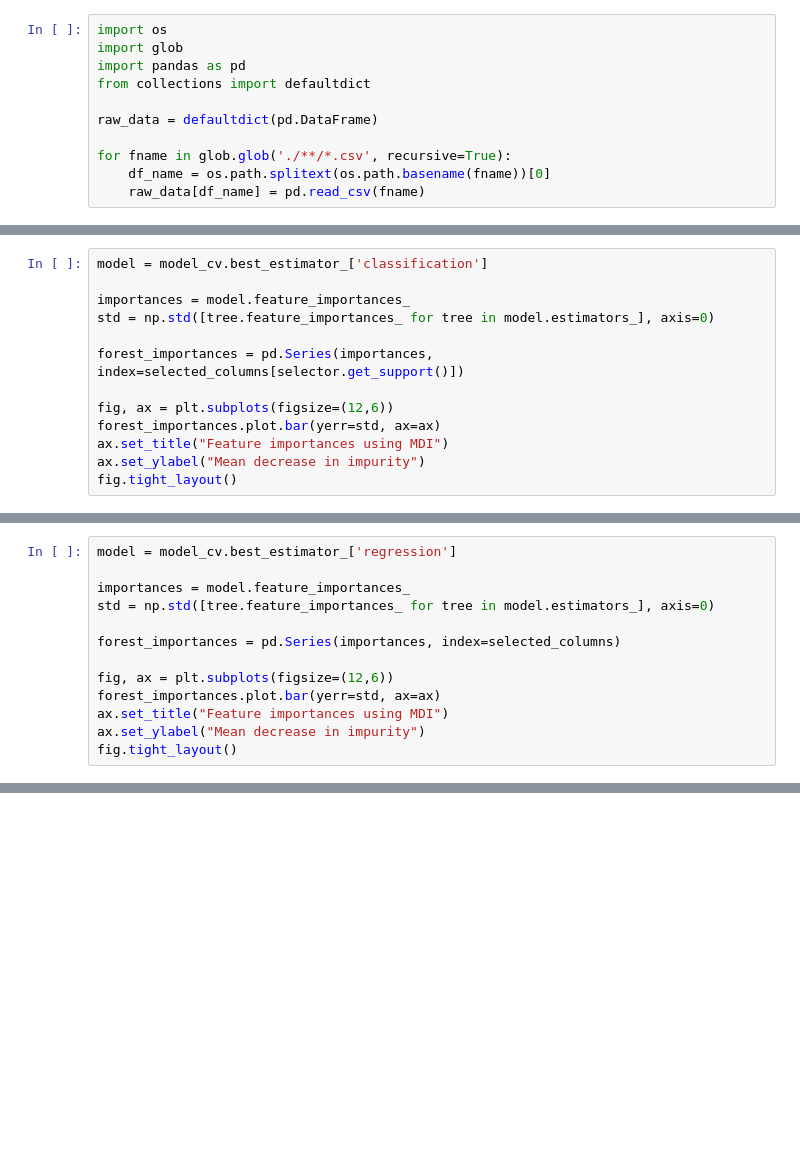
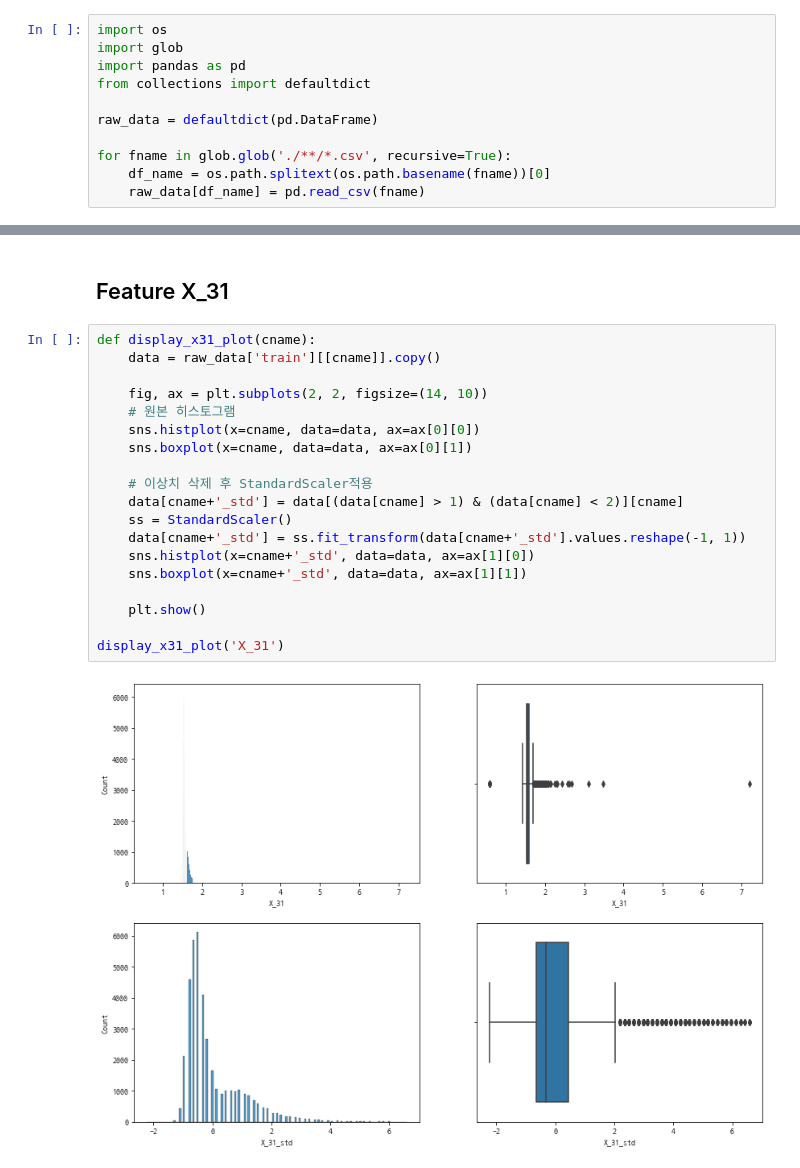
Before and after one commit to zbooster/Antenna-Performance-Prediction, a Jupyter notebook: FeatureSelection_2.ipynb, the cells around one changed output, grey strips where cells are left out. Saved outputs shown, nothing was run; the diff lists cells and outputs as text; blank space fills up the shorter version.

```diff
--- a/FeatureSelection_2.ipynb
+++ b/FeatureSelection_2.ipynb
@@ -151,13 +36,0 @@ Index(['X_03', 'X_05', 'X_07', 'X_08', 'X_09', 'X_19', 'X_21', 'X_22', 'X_49',
-# %%
-model = model_cv.best_estimator_['classification']
-
-importances = model.feature_importances_
-std = np.std([tree.feature_importances_ for tree in model.estimators_], axis=0)
-
-forest_importances = pd.Series(importances, index=selected_columns[selector.get_support()])
-
-fig, ax = plt.subplots(figsize=(12,6))
-forest_importances.plot.bar(yerr=std, ax=ax)
-ax.set_title("Feature importances using MDI")
-ax.set_ylabel("Mean decrease in impurity")
-fig.tight_layout()
@@ -348,13 +36,0 @@ len(selected_columns), selected_columns
-# %%
-model = model_cv.best_estimator_['regression']
-
-importances = model.feature_importances_
-std = np.std([tree.feature_importances_ for tree in model.estimators_], axis=0)
-
-forest_importances = pd.Series(importances, index=selected_columns)
-
-fig, ax = plt.subplots(figsize=(12,6))
-forest_importances.plot.bar(yerr=std, ax=ax)
-ax.set_title("Feature importances using MDI")
-ax.set_ylabel("Mean decrease in impurity")
-fig.tight_layout()
@@ -421,0 +97,23 @@ GridSearchCV(cv=KFold(n_splits=5, random_state=13, shuffle=True),
+# %% [markdown]
+## Feature X_31
+# %%
+def display_x31_plot(cname):
+    data = raw_data['train'][[cname]].copy()
+
+    fig, ax = plt.subplots(2, 2, figsize=(14, 10))
+    # 원본 히스토그램
+    sns.histplot(x=cname, data=data, ax=ax[0][0])
+    sns.boxplot(x=cname, data=data, ax=ax[0][1])
+
+    # 이상치 삭제 후 StandardScaler적용
+    data[cname+'_std'] = data[(data[cname] > 1) & (data[cname] < 2)][cname]
+    ss = StandardScaler()
+    data[cname+'_std'] = ss.fit_transform(data[cname+'_std'].values.reshape(-1, 1))
+    sns.histplot(x=cname+'_std', data=data, ax=ax[1][0])
+    sns.boxplot(x=cname+'_std', data=data, ax=ax[1][1])
+
+    plt.show()
+
+display_x31_plot('X_31')
+# %% [output]
+[figure, added]
```
Also changed, not shown: parts of 97 cells of this notebook.
